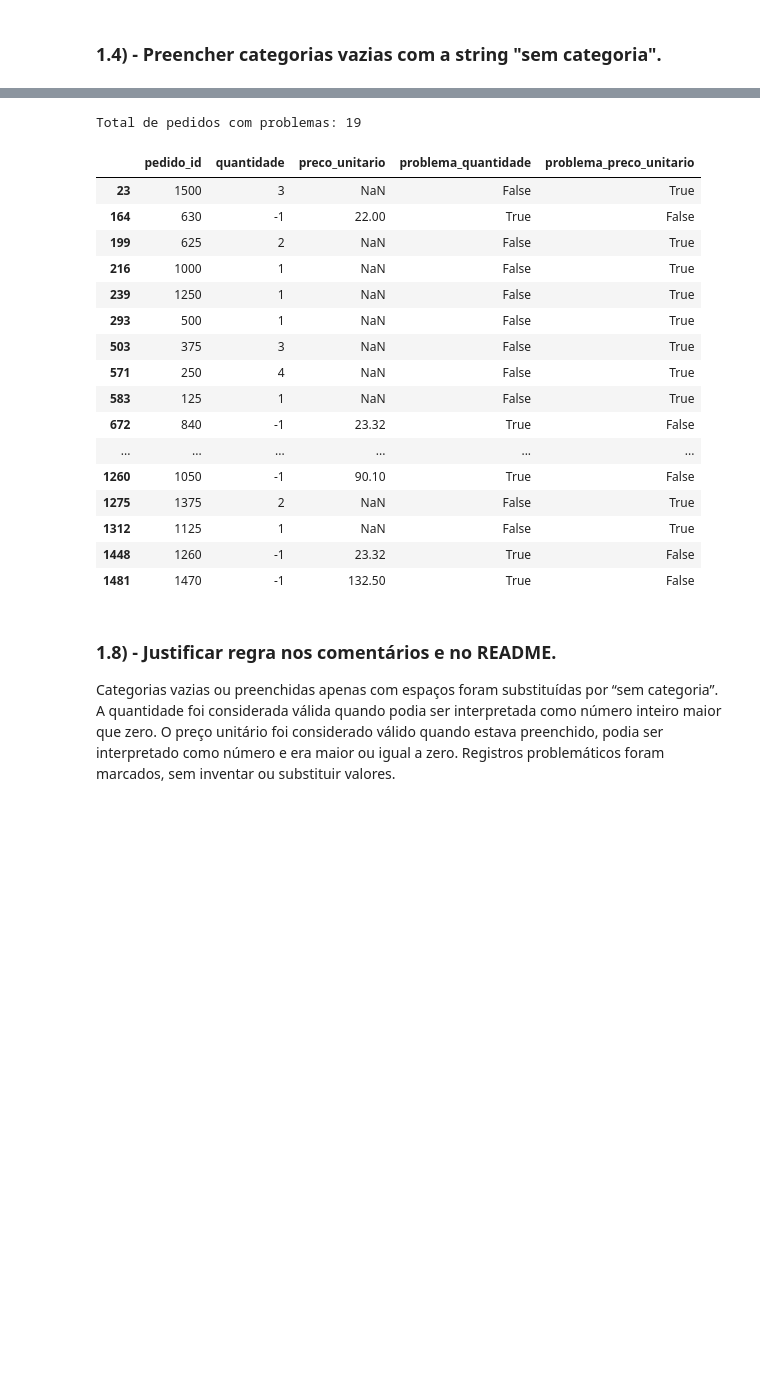
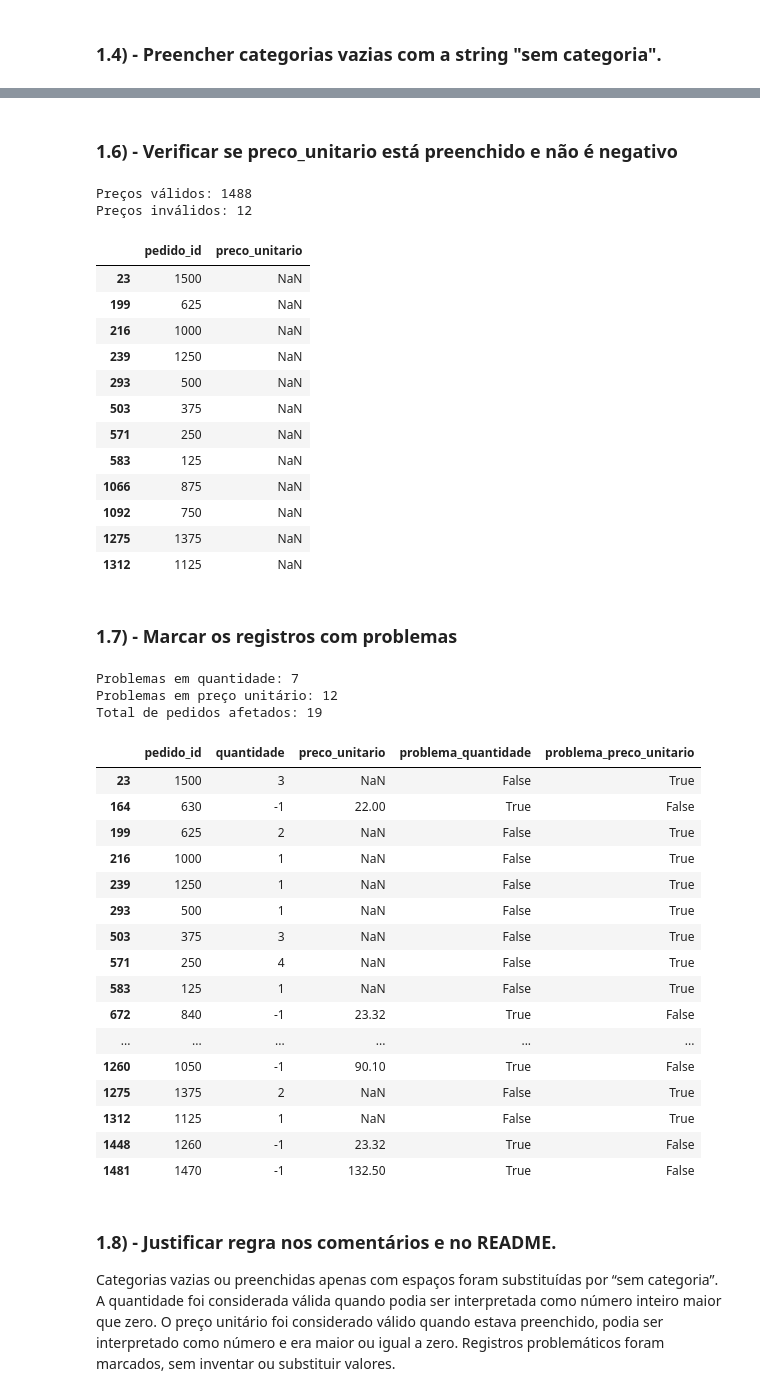
Before and after one commit to fep84/sctec_mini-projeto_avaliativo, a Jupyter notebook: sctec_mini-projeto_avaliativo.ipynb, the cells around one changed output, grey strips where cells are left out. Cells and saved outputs as stored; diff of their text form; code cells hidden in the pictures; blank space fills up the shorter version.

```diff
--- a/sctec_mini-projeto_avaliativo.ipynb
+++ b/sctec_mini-projeto_avaliativo.ipynb
@@ -64,11 +126,60 @@ Categorias vazias: 0
+# %% [markdown]
+### 1.6) - Verificar se preco_unitario está preenchido e não é negativo
+# %%
+# Tenta interpretar a coluna preco_unitario como numérica.
+preco_num = pd.to_numeric(df["preco_unitario"], errors="coerce")
+
+# Considera válido o preço numérico e maior ou igual a zero.
+preco_valido = preco_num.notna() & preco_num.ge(0)
+
+# Marca como inválidos os preços que não atendem ao critério.
+preco_invalido = ~preco_valido
+
+# Exibe quantos preços passaram e quantos falharam na validação.
+print("Preços válidos:", int(preco_valido.sum()))
+print("Preços inválidos:", int(preco_invalido.sum()))
+
+# Mostra os pedidos com preço inválido para conferência.
+display(
+    df.loc[preco_invalido, ["pedido_id", "preco_unitario"]]
+)
+# %% [output]
+Preços válidos: 1488
+Preços inválidos: 12
+|  | pedido_id | preco_unitario |
+| 23 | 1500 | NaN |
+| 199 | 625 | NaN |
+| 216 | 1000 | NaN |
+| 239 | 1250 | NaN |
+| 293 | 500 | NaN |
+| 503 | 375 | NaN |
+| 571 | 250 | NaN |
+| 583 | 125 | NaN |
+| 1066 | 875 | NaN |
+| 1092 | 750 | NaN |
+| 1275 | 1375 | NaN |
+| 1312 | 1125 | NaN |
+# %% [markdown]
+### 1.7) - Marcar os registros com problemas
 # %%
-# Seleciona somente os pedidos com problema numérico.
+# Guarda as marcações de problema em colunas do DataFrame.
+df["problema_quantidade"] = quantidade_invalida
+df["problema_preco_unitario"] = preco_invalido
+
+# Marca pedidos com problema em quantidade ou em preço.
+df["tem_problema_numerico"] = (
+    df["problema_quantidade"] | df["problema_preco_unitario"]
+)
+
+# Mostra quantos problemas existem em cada campo e quantos pedidos foram afetados.
+print("Problemas em quantidade:", int(df["problema_quantidade"].sum()))
+print("Problemas em preço unitário:", int(df["problema_preco_unitario"].sum()))
+print("Total de pedidos afetados:", int(df["tem_problema_numerico"].sum()))
+
+# Seleciona os pedidos afetados para mostrar os detalhes.
 pedidos_com_problema = df.loc[df["tem_problema_numerico"]]
 
-# Mostra quantos pedidos foram encontrados.
-print("Total de pedidos com problemas:", len(pedidos_com_problema))
-
-# Exibe os dados que ajudam a identificar o problema em cada pedido.
+# Exibe o identificador, os valores e as marcações de problema.
 display(
     pedidos_com_problema[
         [
@@ -81,7 +192,9 @@ display(
     ]
 )
 # %% [output]
-Total de pedidos com problemas: 19
+Problemas em quantidade: 7
+Problemas em preço unitário: 12
+Total de pedidos afetados: 19
 |  | pedido_id | quantidade | preco_unitario | problema_quantidade | problema_preco_unitario |
 | 23 | 1500 | 3 | NaN | False | True |
 | 164 | 630 | -1 | 22.00 | True | False |
```
Also changed, not shown: parts of 25 cells of this notebook, 2 other files.
